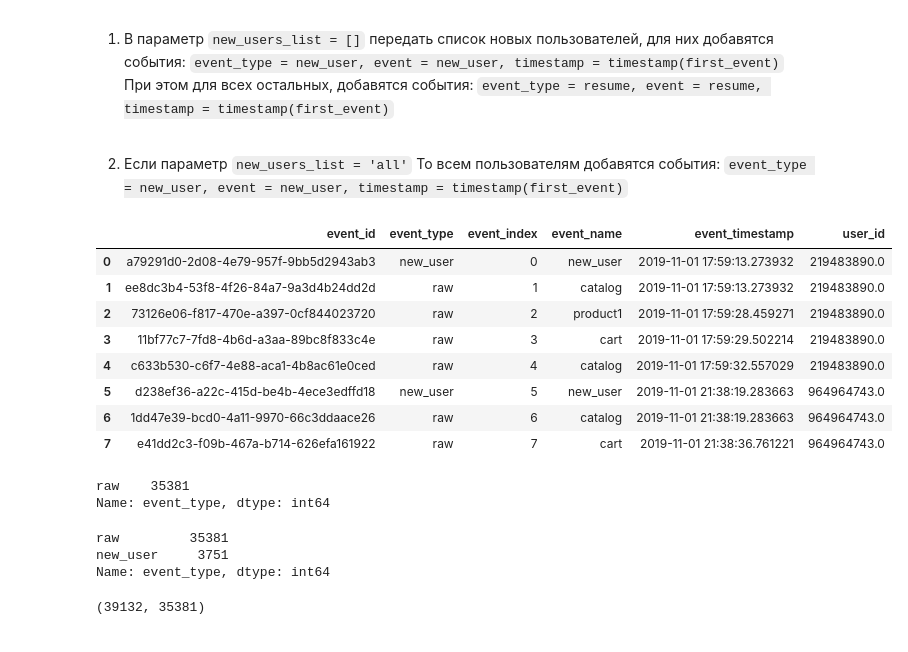
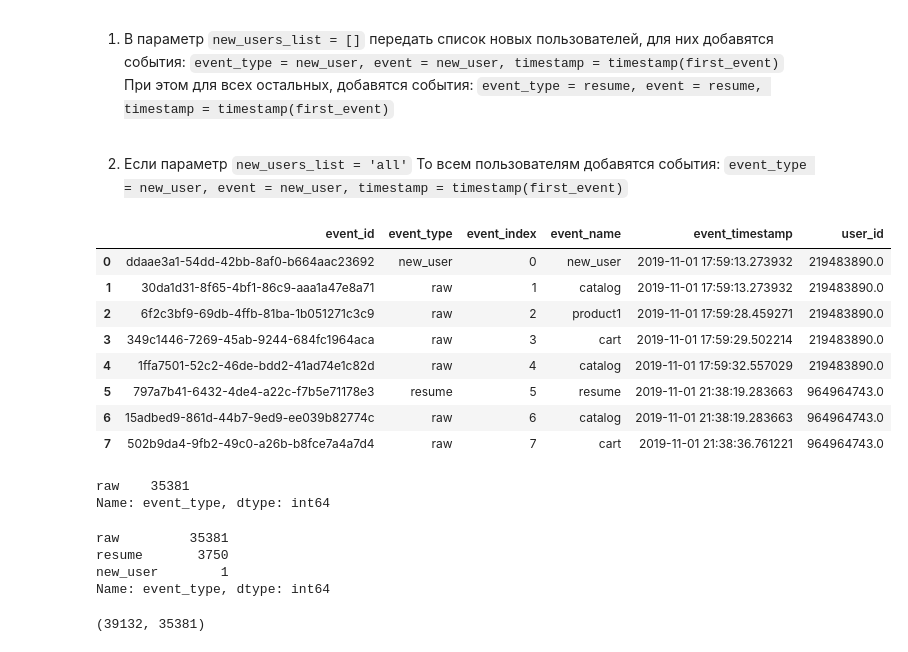
Before and after one commit to retentioneering/retentioneering-tools, a Jupyter notebook: examples/Preprocessing_check#PLAT_73.ipynb, the cells around one changed output. Cells and saved outputs as stored; diff of their text form; code cells hidden in the pictures.

```diff
--- a/examples/Preprocessing_check#PLAT_73.ipynb
+++ b/examples/Preprocessing_check#PLAT_73.ipynb
@@ -249,31 +249,31 @@ result.to_dataframe(show_deleted=True) - то все нормально
 # %%
 from src.data_processors_lib.rete import NewResumeEvents, NewResumeParams
 
-# new_user_list = [219483890]
-new_user_list = 'all'
+new_user_list = [219483890]
+# new_user_list = 'all'
 new_resume_events = EventsNode(
     NewResumeEvents(params=NewResumeParams(new_users_list=new_user_list)))
 
 
 graph.add_node(
     node=new_resume_events,
     parents=[graph.root]
 )
 
 result = graph.combine(
     node=new_resume_events
 )
 result.to_dataframe().head(8)
 # %% [output]
 |  | event_id | event_type | event_index | event_name | event_timestamp | user_id |
-| 0 | a79291d0-2d08-4e79-957f-9bb5d2943ab3 | new_user | 0 | new_user | 2019-11-01 17:59:13.273932 | 219483890.0 |
-| 1 | ee8dc3b4-53f8-4f26-84a7-9a3d4b24dd2d | raw | 1 | catalog | 2019-11-01 17:59:13.273932 | 219483890.0 |
-| 2 | 73126e06-f817-470e-a397-0cf844023720 | raw | 2 | product1 | 2019-11-01 17:59:28.459271 | 219483890.0 |
-| 3 | 11bf77c7-7fd8-4b6d-a3aa-89bc8f833c4e | raw | 3 | cart | 2019-11-01 17:59:29.502214 | 219483890.0 |
-| 4 | c633b530-c6f7-4e88-aca1-4b8ac61e0ced | raw | 4 | catalog | 2019-11-01 17:59:32.557029 | 219483890.0 |
-| 5 | d238ef36-a22c-415d-be4b-4ece3edffd18 | new_user | 5 | new_user | 2019-11-01 21:38:19.283663 | 964964743.0 |
-| 6 | 1dd47e39-bcd0-4a11-9970-66c3ddaace26 | raw | 6 | catalog | 2019-11-01 21:38:19.283663 | 964964743.0 |
-| 7 | e41dd2c3-f09b-467a-b714-626efa161922 | raw | 7 | cart | 2019-11-01 21:38:36.761221 | 964964743.0 |
+| 0 | ddaae3a1-54dd-42bb-8af0-b664aac23692 | new_user | 0 | new_user | 2019-11-01 17:59:13.273932 | 219483890.0 |
+| 1 | 30da1d31-8f65-4bf1-86c9-aaa1a47e8a71 | raw | 1 | catalog | 2019-11-01 17:59:13.273932 | 219483890.0 |
+| 2 | 6f2c3bf9-69db-4ffb-81ba-1b051271c3c9 | raw | 2 | product1 | 2019-11-01 17:59:28.459271 | 219483890.0 |
+| 3 | 349c1446-7269-45ab-9244-684fc1964aca | raw | 3 | cart | 2019-11-01 17:59:29.502214 | 219483890.0 |
+| 4 | 1ffa7501-52c2-46de-bdd2-41ad74e1c82d | raw | 4 | catalog | 2019-11-01 17:59:32.557029 | 219483890.0 |
+| 5 | 797a7b41-6432-4de4-a22c-f7b5e71178e3 | resume | 5 | resume | 2019-11-01 21:38:19.283663 | 964964743.0 |
+| 6 | 15adbed9-861d-44b7-9ed9-ee039b82774c | raw | 6 | catalog | 2019-11-01 21:38:19.283663 | 964964743.0 |
+| 7 | 502b9da4-9fb2-49c0-a26b-b8fce7a4a7d4 | raw | 7 | cart | 2019-11-01 21:38:36.761221 | 964964743.0 |
 # %%
 df1 = result.to_dataframe()
 # %%
@@ -285,7 +285,8 @@ Name: event_type, dtype: int64
 df1['event_type'].value_counts()
 # %% [output]
 raw         35381
-new_user     3751
+resume       3750
+new_user        1
 Name: event_type, dtype: int64
 # %%
 len(df1), len(source_df)
```
Also changed, not shown: parts of 44 cells of this notebook, 10 other files.
